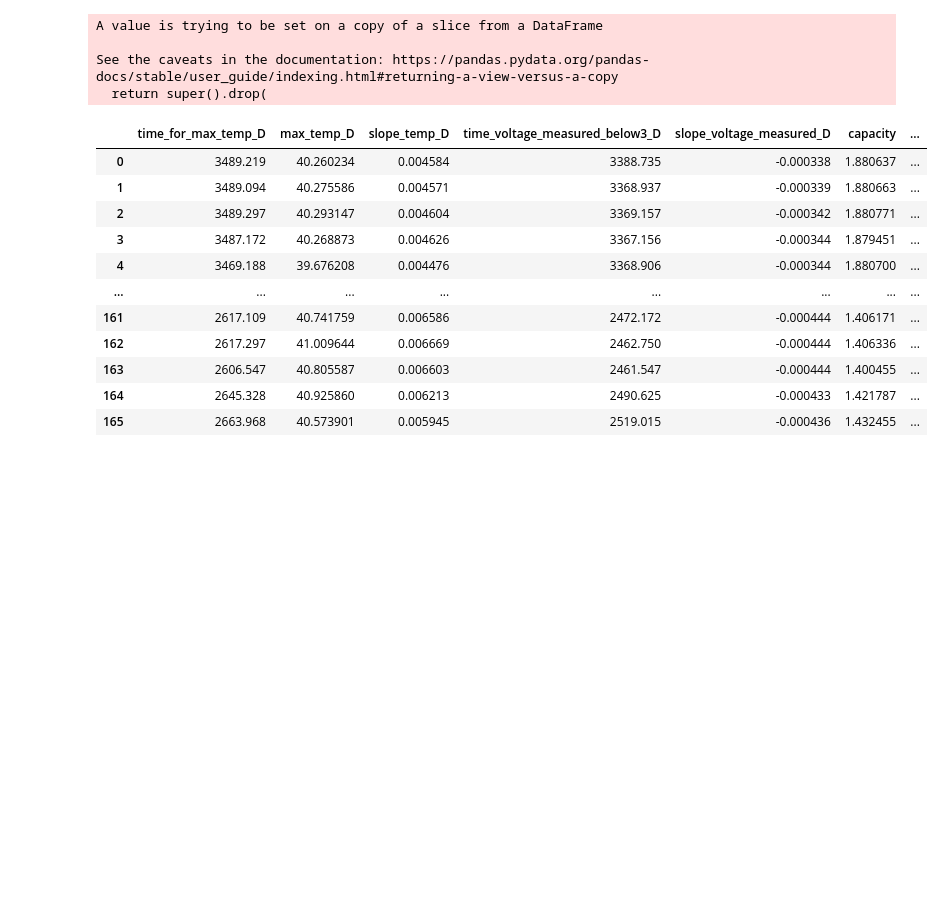
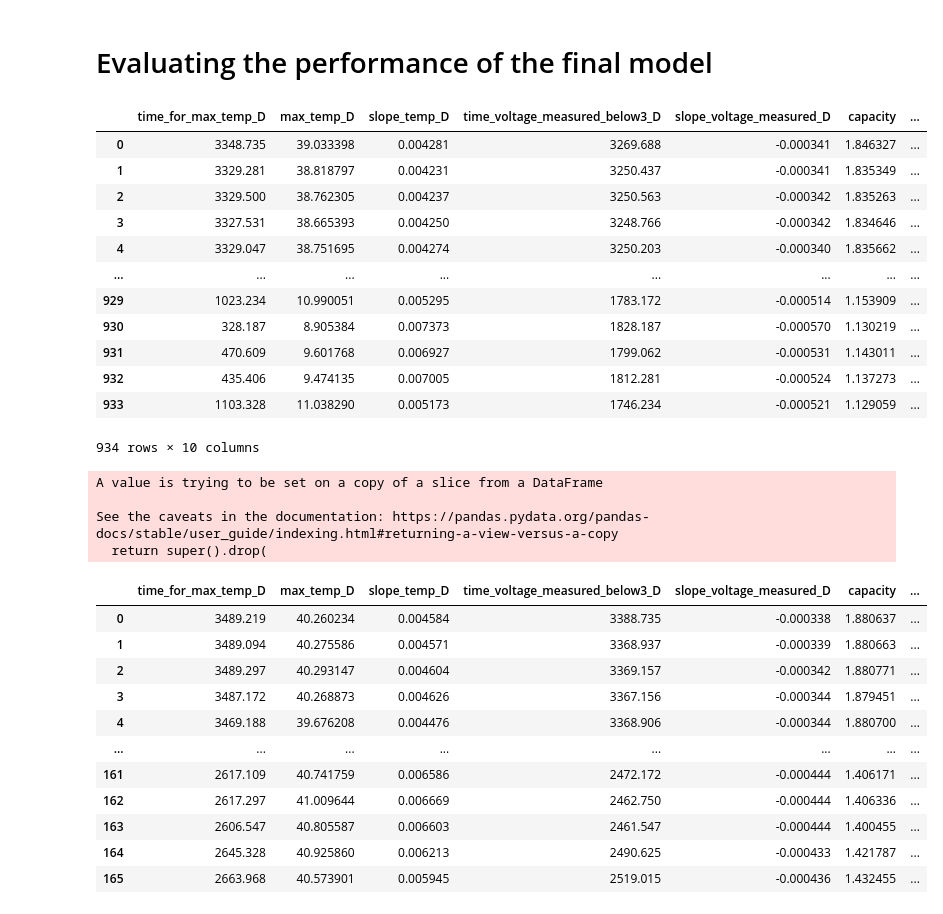
Before and after one commit to natskiu/Nasa-Battery, a Jupyter notebook: evaluation.ipynb, the cells around one changed output. Cells and saved outputs as stored; diff of their text form; code cells hidden in the pictures; blank space fills up the shorter version.

```diff
--- a/evaluation.ipynb
+++ b/evaluation.ipynb
@@ -1,3 +1,5 @@
+# %% [markdown]
+# Evaluating the performance of the final model
 # %%
 import matplotlib.pyplot as plt
 import pandas as pd
@@ -5,6 +7,21 @@ import numpy as np
 # %%
 import joblib
 df_eval = joblib.load('df_eval.pkl')
+df_eval
+# %% [output]
+|  | time_for_max_temp_D | max_temp_D | slope_temp_D | time_voltage_measured_below3_D | slope_voltage_measured_D | capacity | ... |
+| 0 | 3348.735 | 39.033398 | 0.004281 | 3269.688 | -0.000341 | 1.846327 | ... |
+| 1 | 3329.281 | 38.818797 | 0.004231 | 3250.437 | -0.000341 | 1.835349 | ... |
+| 2 | 3329.500 | 38.762305 | 0.004237 | 3250.563 | -0.000342 | 1.835263 | ... |
+| 3 | 3327.531 | 38.665393 | 0.004250 | 3248.766 | -0.000342 | 1.834646 | ... |
+| 4 | 3329.047 | 38.751695 | 0.004274 | 3250.203 | -0.000340 | 1.835662 | ... |
+| ... | ... | ... | ... | ... | ... | ... | ... |
+| 929 | 1023.234 | 10.990051 | 0.005295 | 1783.172 | -0.000514 | 1.153909 | ... |
+| 930 | 328.187 | 8.905384 | 0.007373 | 1828.187 | -0.000570 | 1.130219 | ... |
+| 931 | 470.609 | 9.601768 | 0.006927 | 1799.062 | -0.000531 | 1.143011 | ... |
+| 932 | 435.406 | 9.474135 | 0.007005 | 1812.281 | -0.000524 | 1.137273 | ... |
+| 933 | 1103.328 | 11.038290 | 0.005173 | 1746.234 | -0.000521 | 1.129059 | ... |
+934 rows × 10 columns
 # %%
 cell_ids = ['05','06','07','18','49','51','53','54','55','56']
 df_list = []
```
Also changed, not shown: parts of 1 cell of this notebook, 13 other files.
